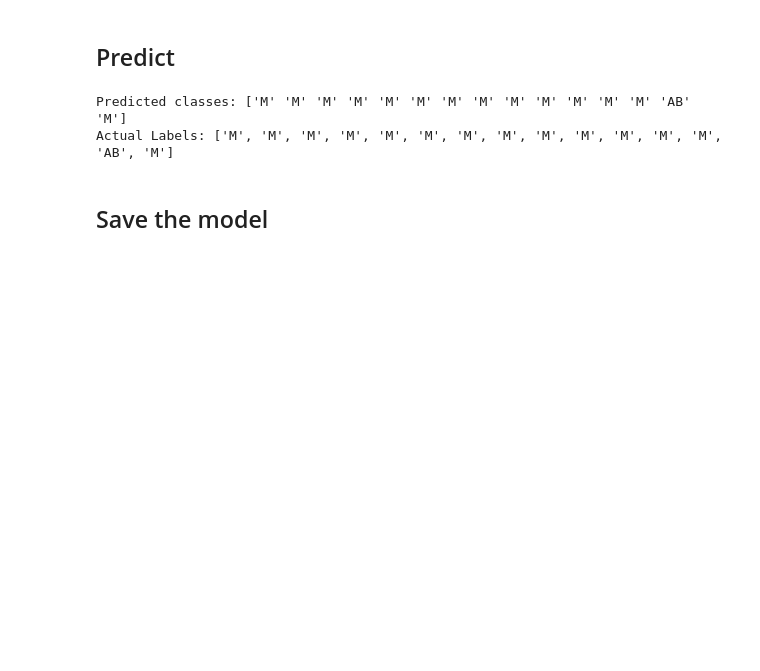
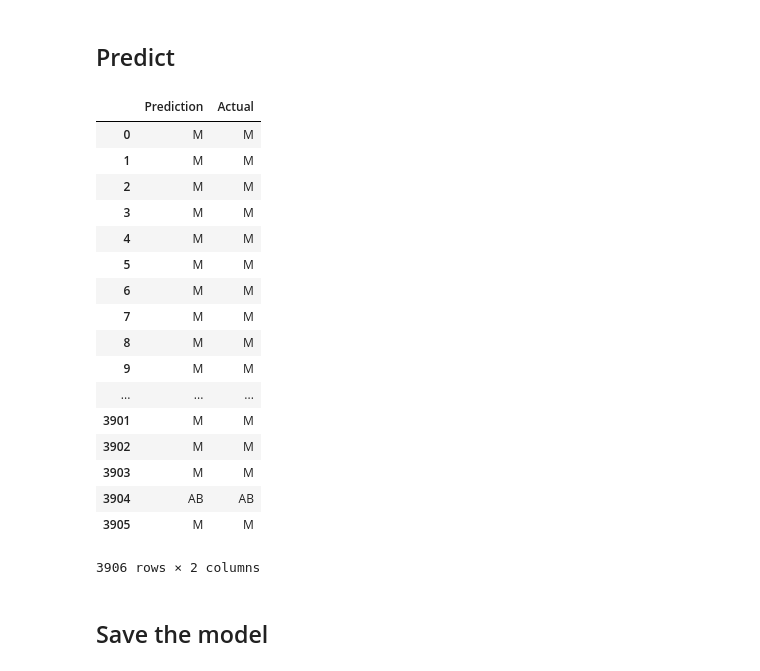
Before and after one commit to dianess/meteorite-classification, a Jupyter notebook: Neural Network Deep Learning 2.ipynb, the cells around one changed output. Saved outputs shown, nothing was run; the diff lists cells and outputs as text; code cells hidden in the pictures; blank space fills up the shorter version.

```diff
--- a/Neural Network Deep Learning 2.ipynb
+++ b/Neural Network Deep Learning 2.ipynb
@@ -159,15 +159,30 @@ Normal Neural Network - Loss: 0.26872818955185473, Accuracy: 0.9306195378303528
 ## Predict
 # %%
 # Predict classes (Types)
-encoded_predictions = model.predict_classes(X_test_scaled[:15])
+encoded_predictions = model.predict_classes(X_test_scaled)
 prediction_labels = label_encoder.inverse_transform(encoded_predictions)
-# %%
-# Print predicted and actual types
-print(f"Predicted classes: {prediction_labels}")
-print(f"Actual Labels: {list(y_test[:15])}")
-# %% [output]
-Predicted classes: ['M' 'M' 'M' 'M' 'M' 'M' 'M' 'M' 'M' 'M' 'M' 'M' 'M' 'AB' 'M']
-Actual Labels: ['M', 'M', 'M', 'M', 'M', 'M', 'M', 'M', 'M', 'M', 'M', 'M', 'M', 'AB', 'M']
+# %%
+# Create and print dataframe with predicted and actual types
+pd.DataFrame({"Prediction": prediction_labels, "Actual": y_test}).reset_index(drop=True)
+# %% [output]
+|  | Prediction | Actual |
+| 0 | M | M |
+| 1 | M | M |
+| 2 | M | M |
+| 3 | M | M |
+| 4 | M | M |
+| 5 | M | M |
+| 6 | M | M |
+| 7 | M | M |
+| 8 | M | M |
+| 9 | M | M |
+| ... | ... | ... |
+| 3901 | M | M |
+| 3902 | M | M |
+| 3903 | M | M |
+| 3904 | AB | AB |
+| 3905 | M | M |
+3906 rows × 2 columns
 # %% [markdown]
 ## Save the model
 # %%
```
Also changed, not shown: 4 other files.
